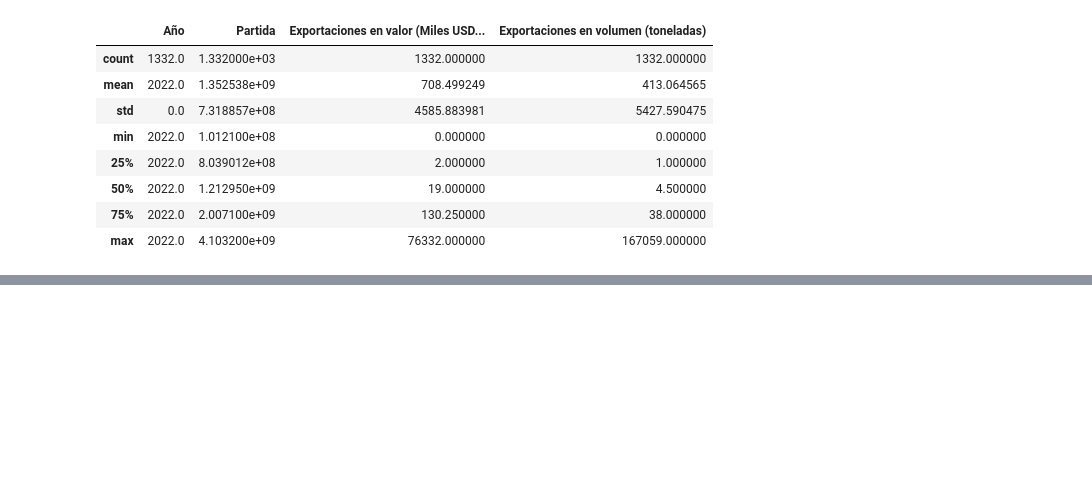
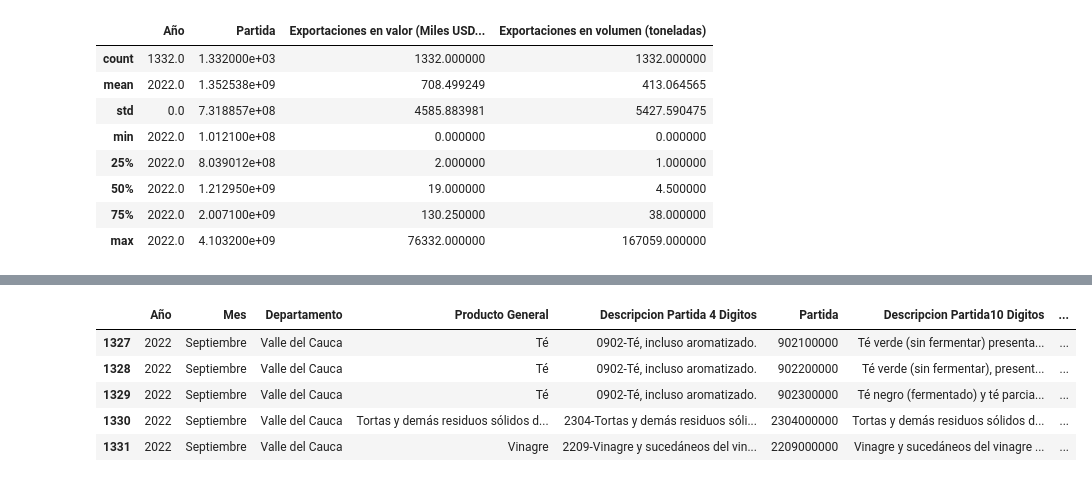
Before and after one commit to lycaballero/Exportaciones, a Jupyter notebook: Prueba1.ipynb, the cells around one changed output, grey strips where cells are left out. Drawn from its saved outputs; the diff is of its cells as text; code cells hidden in the pictures; blank space fills up the shorter version.

```diff
--- a/Prueba1.ipynb
+++ b/Prueba1.ipynb
@@ -116,0 +95,9 @@ datos.head
+# %%
+datos.tail()
+# %% [output]
+|  | Año | Mes | Departamento | Producto General | Descripcion Partida 4 Digitos | Partida | Descripcion Partida10 Digitos | ... |
+| 1327 | 2022 | Septiembre | Valle del Cauca | Té | 0902-Té, incluso aromatizado. | 902100000 | Té verde (sin fermentar) presenta... | ... |
+| 1328 | 2022 | Septiembre | Valle del Cauca | Té | 0902-Té, incluso aromatizado. | 902200000 | Té verde (sin fermentar), present... | ... |
+| 1329 | 2022 | Septiembre | Valle del Cauca | Té | 0902-Té, incluso aromatizado. | 902300000 | Té negro (fermentado) y té parcia... | ... |
+| 1330 | 2022 | Septiembre | Valle del Cauca | Tortas y demás residuos sólidos d... | 2304-Tortas y demás residuos sóli... | 2304000000 | Tortas y demás residuos sólidos d... | ... |
+| 1331 | 2022 | Septiembre | Valle del Cauca | Vinagre | 2209-Vinagre y sucedáneos del vin... | 2209000000 | Vinagre y sucedáneos del vinagre ... | ... |
```
Also changed, not shown: parts of 25 cells of this notebook.
